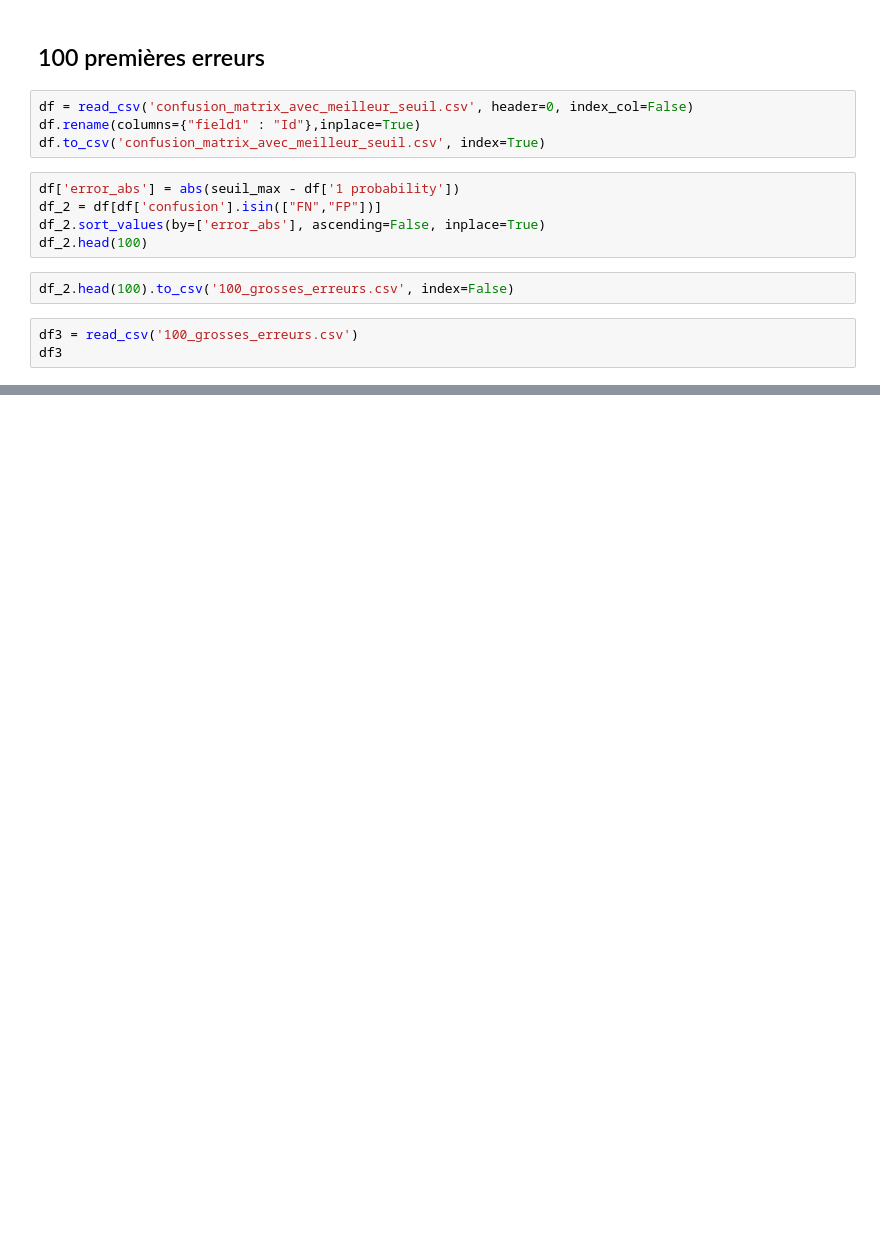
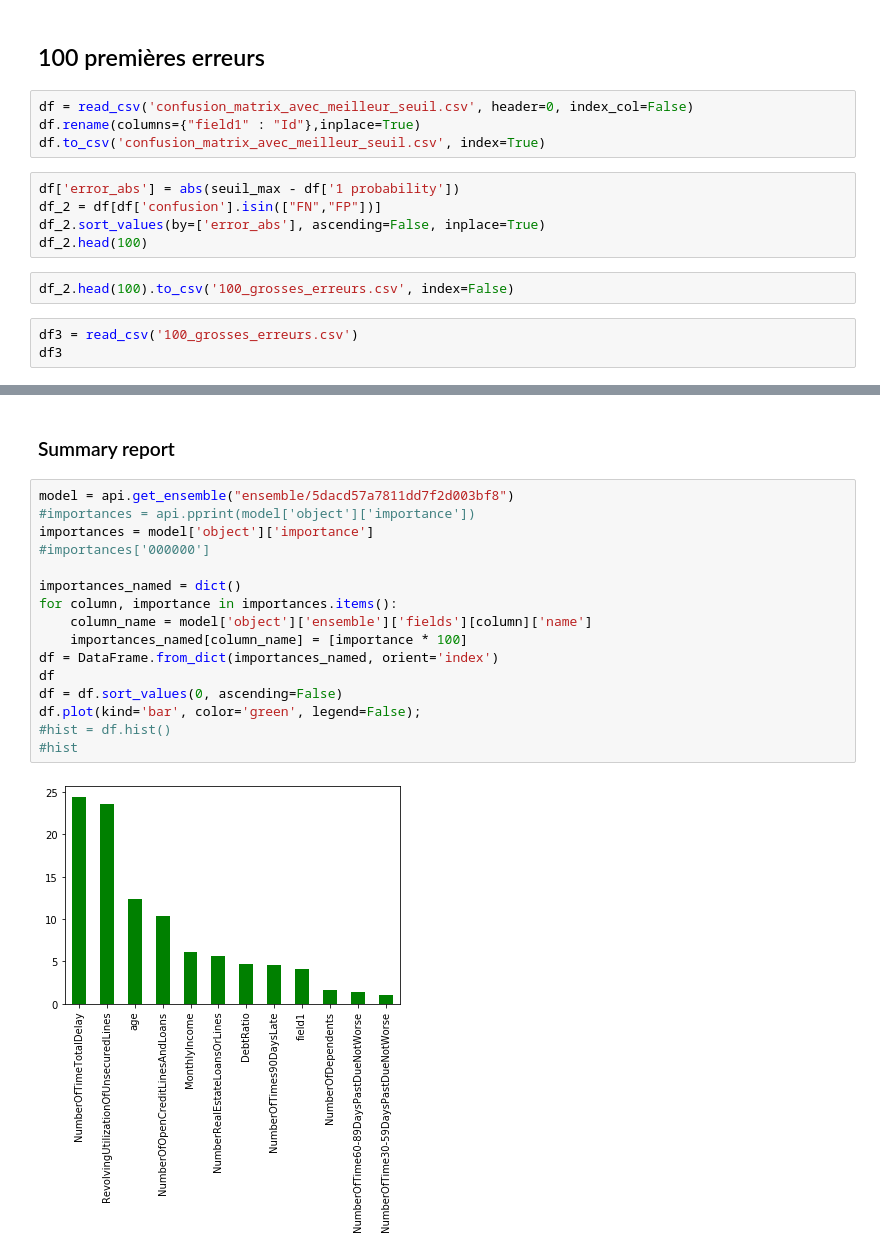
Before and after one commit to Simplon-IA-Bdx-1/give-me-some-credit-ChristopheGARREAU, a Jupyter notebook: GiveMeSomeCredit.ipynb, the cells around one changed output, grey strips where cells are left out. Saved outputs shown, nothing was run; the diff lists cells and outputs as text; blank space fills up the shorter version.

```diff
--- a/GiveMeSomeCredit.ipynb
+++ b/GiveMeSomeCredit.ipynb
@@ -355,0 +569,20 @@ df3
+# %% [markdown]
+### Summary report
+# %%
+model = api.get_ensemble("ensemble/5dacd57a7811dd7f2d003bf8")
+#importances = api.pprint(model['object']['importance'])
+importances = model['object']['importance']
+#importances['000000']
+
+importances_named = dict()
+for column, importance in importances.items():
+    column_name = model['object']['ensemble']['fields'][column]['name']
+    importances_named[column_name] = [importance * 100]
+df = DataFrame.from_dict(importances_named, orient='index')
+df
+df = df.sort_values(0, ascending=False)
+df.plot(kind='bar', color='green', legend=False);
+#hist = df.hist()
+#hist
+# %% [output]
+[figure, added]
```
Also changed, not shown: parts of 47 cells of this notebook, 4 other files.
